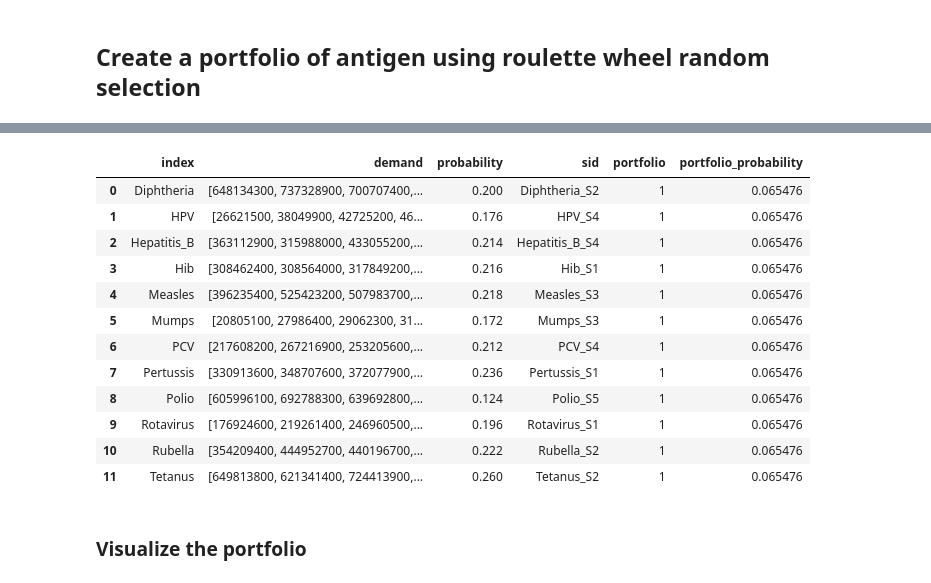
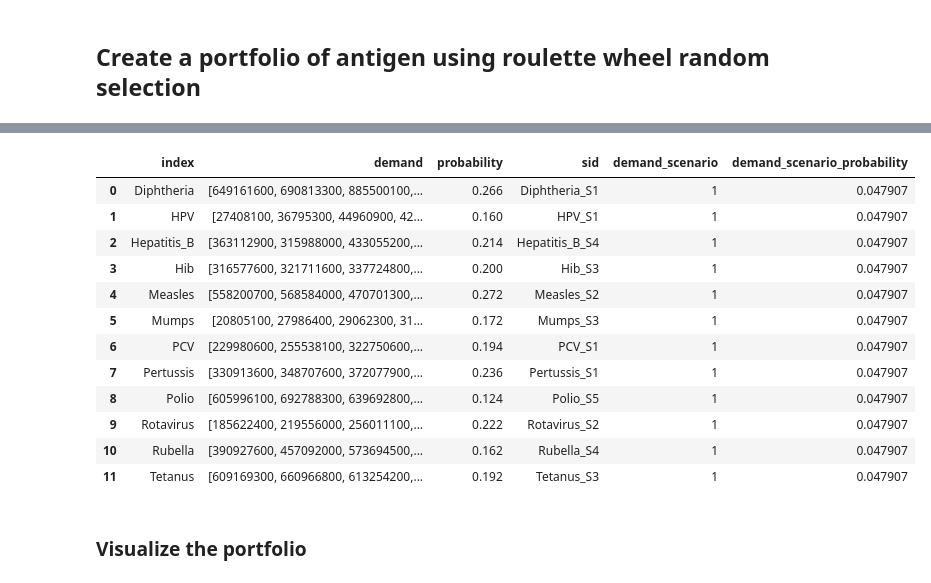
Before and after one commit to nuhorchak/Vaccine_Tender, a Jupyter notebook: scenario generation/generate_demand_scenarios.ipynb, the cells around one changed output, grey strips where cells are left out. Cells and saved outputs as stored; diff of their text form; code cells hidden in the pictures.

```diff
--- a/scenario generation/generate_demand_scenarios.ipynb
+++ b/scenario generation/generate_demand_scenarios.ipynb
@@ -176,19 +192,19 @@ master_scenarios.to_csv(f"data/{n_master_scenarios}_master_scenarios.csv", index
 # %%
-master_scenarios[master_scenarios["portfolio"] == 1]
+master_scenarios[master_scenarios["demand_scenario"] == 1]
 # %% [output]
-|  | index | demand | probability | sid | portfolio | portfolio_probability |
-| 0 | Diphtheria | [648134300, 737328900, 700707400,... | 0.200 | Diphtheria_S2 | 1 | 0.065476 |
-| 1 | HPV | [26621500, 38049900, 42725200, 46... | 0.176 | HPV_S4 | 1 | 0.065476 |
-| 2 | Hepatitis_B | [363112900, 315988000, 433055200,... | 0.214 | Hepatitis_B_S4 | 1 | 0.065476 |
-| 3 | Hib | [308462400, 308564000, 317849200,... | 0.216 | Hib_S1 | 1 | 0.065476 |
-| 4 | Measles | [396235400, 525423200, 507983700,... | 0.218 | Measles_S3 | 1 | 0.065476 |
-| 5 | Mumps | [20805100, 27986400, 29062300, 31... | 0.172 | Mumps_S3 | 1 | 0.065476 |
-| 6 | PCV | [217608200, 267216900, 253205600,... | 0.212 | PCV_S4 | 1 | 0.065476 |
-| 7 | Pertussis | [330913600, 348707600, 372077900,... | 0.236 | Pertussis_S1 | 1 | 0.065476 |
-| 8 | Polio | [605996100, 692788300, 639692800,... | 0.124 | Polio_S5 | 1 | 0.065476 |
-| 9 | Rotavirus | [176924600, 219261400, 246960500,... | 0.196 | Rotavirus_S1 | 1 | 0.065476 |
-| 10 | Rubella | [354209400, 444952700, 440196700,... | 0.222 | Rubella_S2 | 1 | 0.065476 |
-| 11 | Tetanus | [649813800, 621341400, 724413900,... | 0.260 | Tetanus_S2 | 1 | 0.065476 |
+|  | index | demand | probability | sid | demand_scenario | demand_scenario_probability |
+| 0 | Diphtheria | [649161600, 690813300, 885500100,... | 0.266 | Diphtheria_S1 | 1 | 0.047907 |
+| 1 | HPV | [27408100, 36795300, 44960900, 42... | 0.160 | HPV_S1 | 1 | 0.047907 |
+| 2 | Hepatitis_B | [363112900, 315988000, 433055200,... | 0.214 | Hepatitis_B_S4 | 1 | 0.047907 |
+| 3 | Hib | [316577600, 321711600, 337724800,... | 0.200 | Hib_S3 | 1 | 0.047907 |
+| 4 | Measles | [558200700, 568584000, 470701300,... | 0.272 | Measles_S2 | 1 | 0.047907 |
+| 5 | Mumps | [20805100, 27986400, 29062300, 31... | 0.172 | Mumps_S3 | 1 | 0.047907 |
+| 6 | PCV | [229980600, 255538100, 322750600,... | 0.194 | PCV_S1 | 1 | 0.047907 |
+| 7 | Pertussis | [330913600, 348707600, 372077900,... | 0.236 | Pertussis_S1 | 1 | 0.047907 |
+| 8 | Polio | [605996100, 692788300, 639692800,... | 0.124 | Polio_S5 | 1 | 0.047907 |
+| 9 | Rotavirus | [185622400, 219556000, 256011100,... | 0.222 | Rotavirus_S2 | 1 | 0.047907 |
+| 10 | Rubella | [390927600, 457092000, 573694500,... | 0.162 | Rubella_S4 | 1 | 0.047907 |
+| 11 | Tetanus | [609169300, 660966800, 613254200,... | 0.192 | Tetanus_S3 | 1 | 0.047907 |
 # %% [markdown]
 ### Visualize the portfolio
 # %%
```
Also changed, not shown: parts of 1 cell of this notebook, 6 other files.
